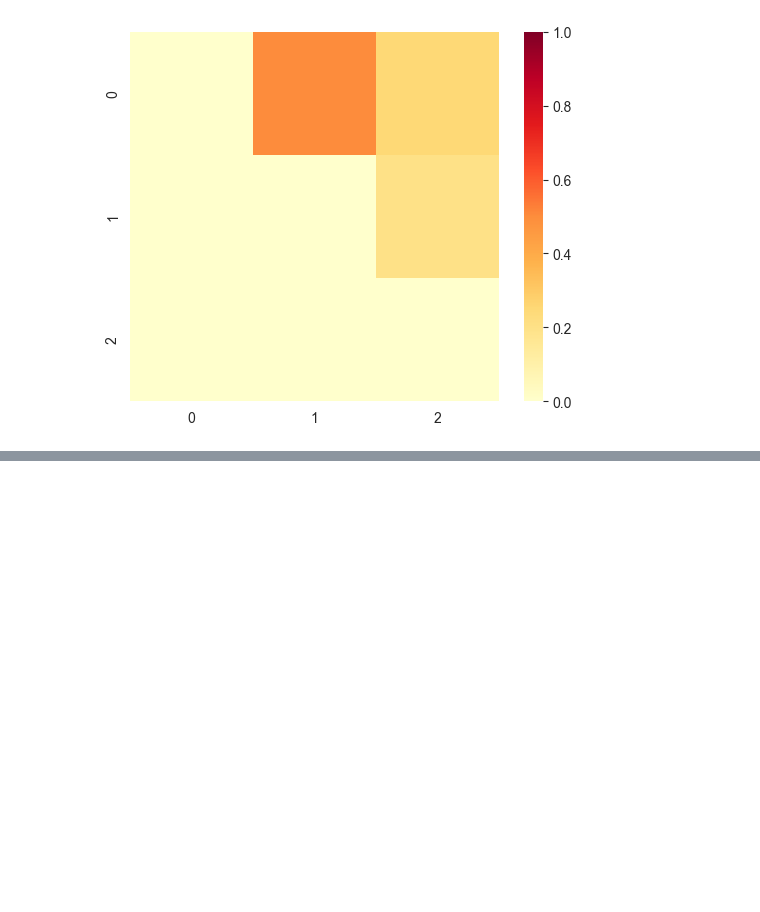
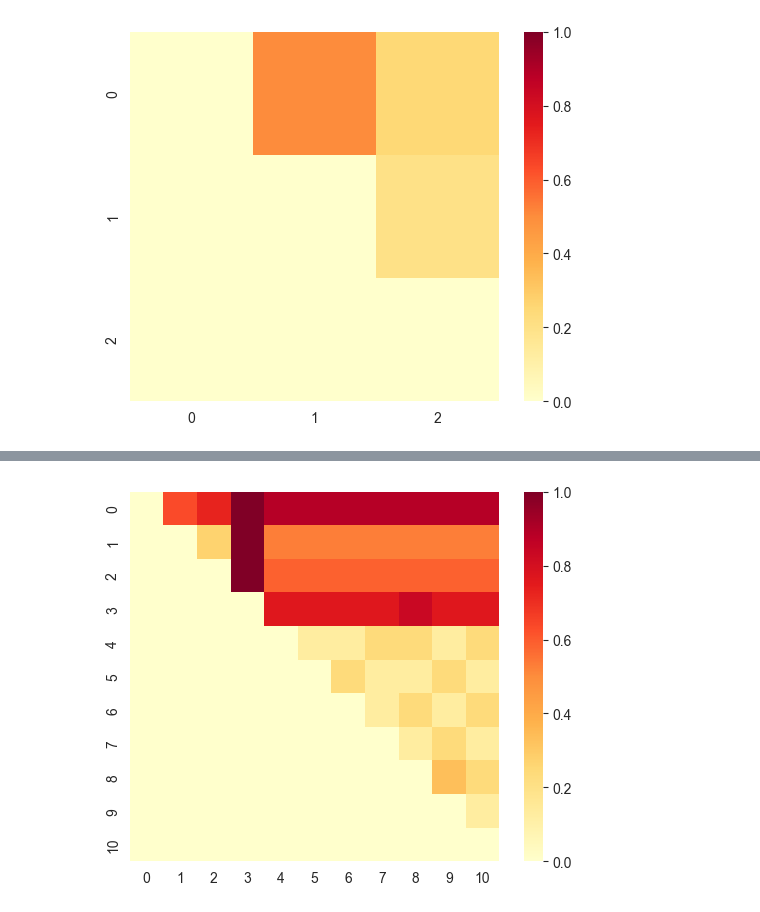
Before and after one commit to RobinHalford/cpmpy, a Jupyter notebook: cpmpy/tools/explain/tmp_tests.ipynb, the cells around one changed output, grey strips where cells are left out. Drawn from its saved outputs; the diff is of its cells as text; code cells hidden in the pictures; blank space fills up the shorter version.

Commit message:
test for marco_until_diverse

```diff
--- a/cpmpy/tools/explain/tmp_tests.ipynb
+++ b/cpmpy/tools/explain/tmp_tests.ipynb
@@ -64,0 +69,18 @@ visualize_heatmap(d2)
+# %%
+# setup nurse rostering model
+
+from visualize import *
+from read_data import get_data
+from factory import *
+from cpmpy.tools.explain import marco
+from cpmpy.tools.explain.diverse_enumeration import *
+
+
+instance = os.path.join("XCP-explain","Benchmarks/CustomInstance.txt")
+data = get_data(instance)
+factory = NurseSchedulingFactory(data)
+
+model, nurse_view = factory.get_decision_model()
+
+
+top_muses, avg, matrix =  marco_until_diverse(model.constraints, 4, 10)
@@ -64,0 +105,4 @@ visualize_heatmap(d2)
+# %%
+visualize_heatmap(matrix)
+# %% [output]
+[figure, added]
```
Also changed, not shown: parts of 3 cells of this notebook.
